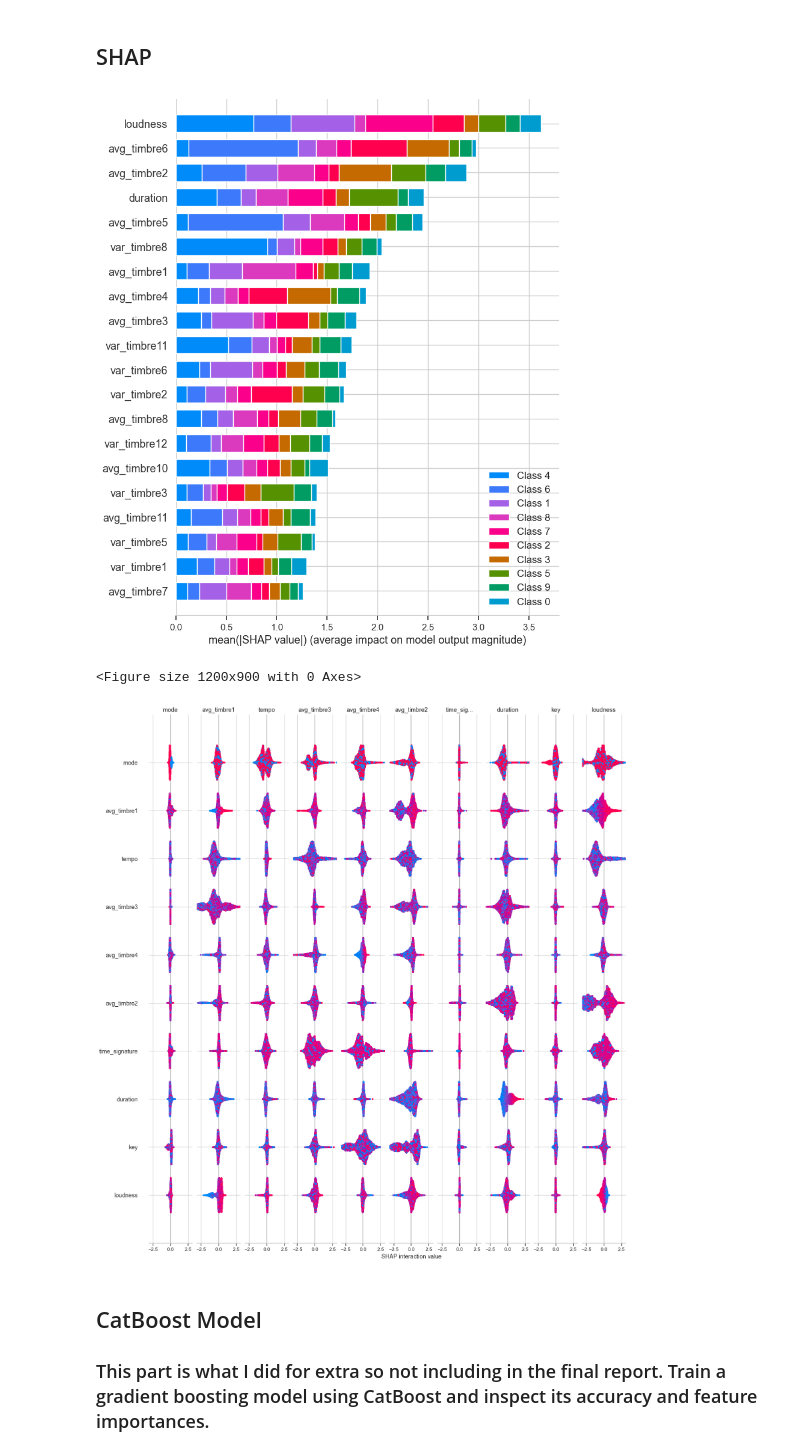
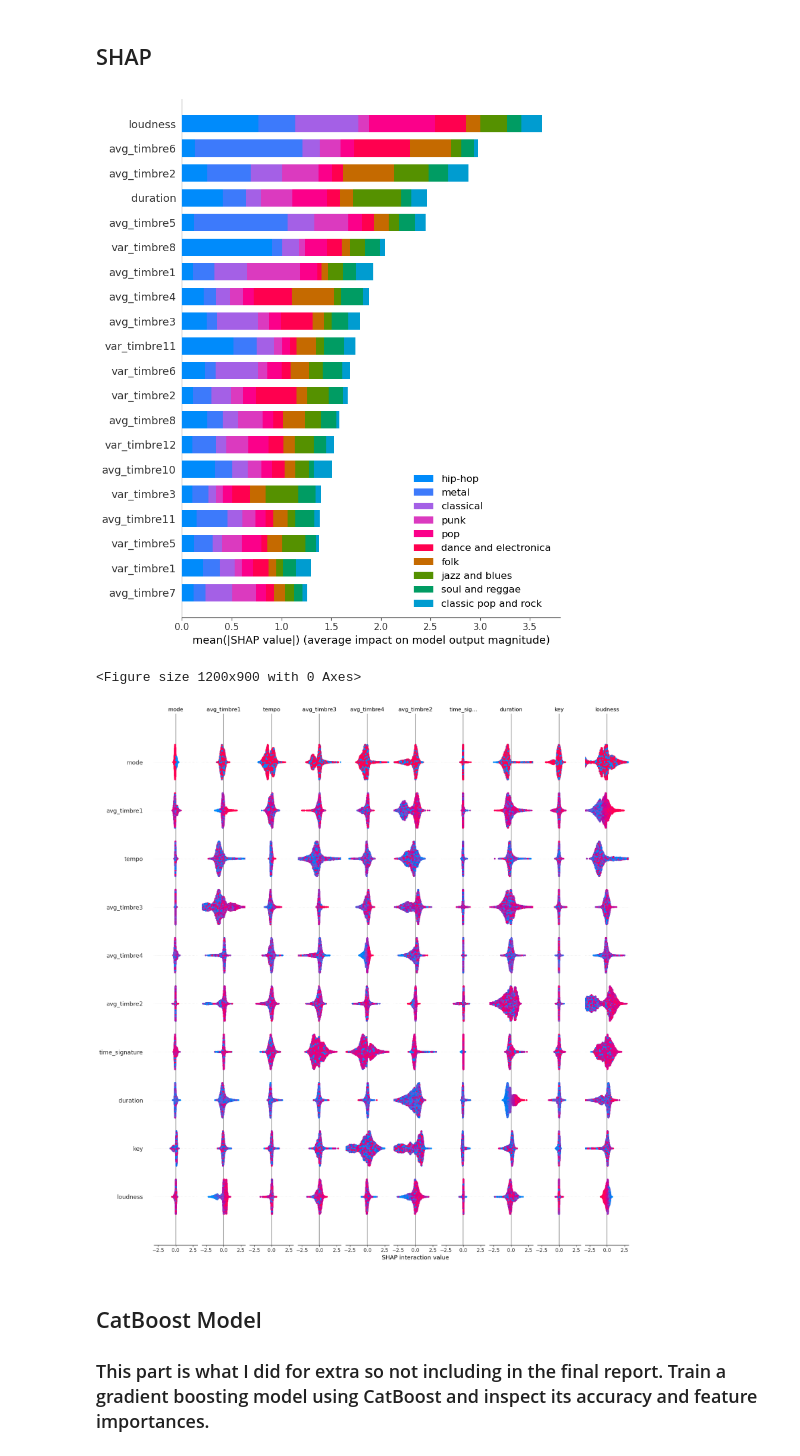
Before and after one commit to Rubyss052001/Million-Song-Dataset-Model-Notebook, a Jupyter notebook: MillionSong_Final Model Notebook.ipynb, the cells around one changed output. Drawn from its saved outputs; the diff is of its cells as text; code cells hidden in the pictures.

```diff
--- a/MillionSong_Final Model Notebook.ipynb
+++ b/MillionSong_Final Model Notebook.ipynb
@@ -396,22 +420,38 @@ XGBoost F1 Macro Score: 0.5185
 # %%
 # SHAP (SHapley Additive exPlanations) summary plot for XGBoost
 
+# Use the label encoder's classes as the genre names for the SHAP plots
+genre_names = le.classes_
+
 # Fit an explainer using the XGBoost model
 explainer_xgb = shap.TreeExplainer(xgb_clf)
-# Compute SHAP values for the test set
+# Compute SHAP values for the test set (multiclass: list/array per class)
 shap_values_xgb = explainer_xgb.shap_values(X_test)
 
-# SHAP summary plot for top 20 features (automatic if too many features)
+# SHAP summary plot for top 20 features with genre names in the legend
 plt.figure(figsize=(12, 7))
-shap.summary_plot(shap_values_xgb, X_test, feature_names=X.columns, plot_type="bar", max_display=20)
+shap.summary_plot(
+    shap_values_xgb,
+    X_test,
+    feature_names=X.columns,
+    plot_type="bar",
+    max_display=20,
+    class_names=genre_names,
+)
 
-# Detailed SHAP summary plot (beeswarm)
+# Detailed SHAP summary plot (beeswarm) with genre names in the legend
 plt.figure(figsize=(12, 9))
-shap.summary_plot(shap_values_xgb, X_test, feature_names=X.columns, max_display=20)
+shap.summary_plot(
+    shap_values_xgb,
+    X_test,
+    feature_names=X.columns,
+    max_display=20,
+    class_names=genre_names,
+)
 # %% [output]
-[figure, old version]
+[figure, new version]
 <Figure size 1200x900 with 0 Axes>
-[figure, old version]
+[figure, new version]
 # %% [markdown]
 ## CatBoost Model
 
```
Also changed, not shown: parts of 8 cells of this notebook.
